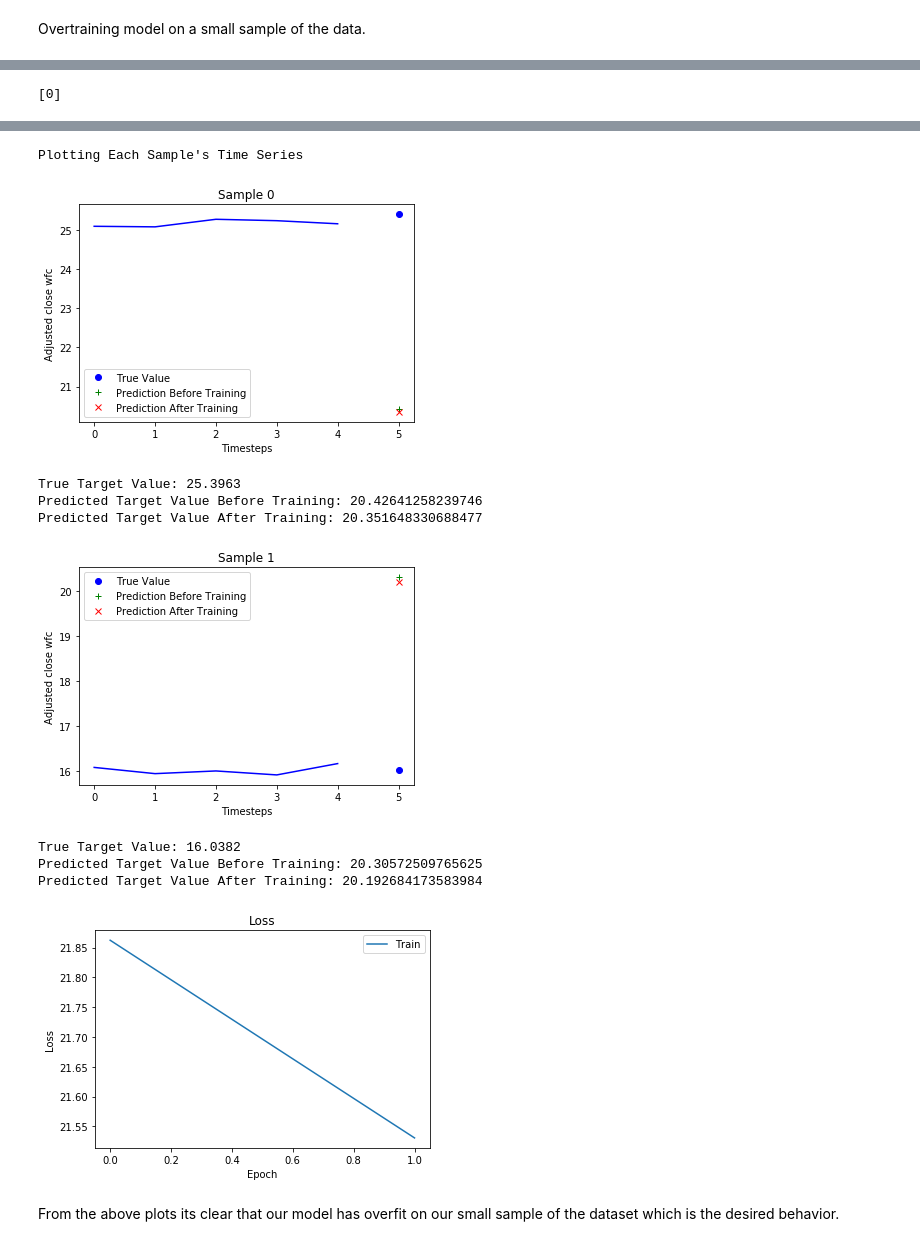
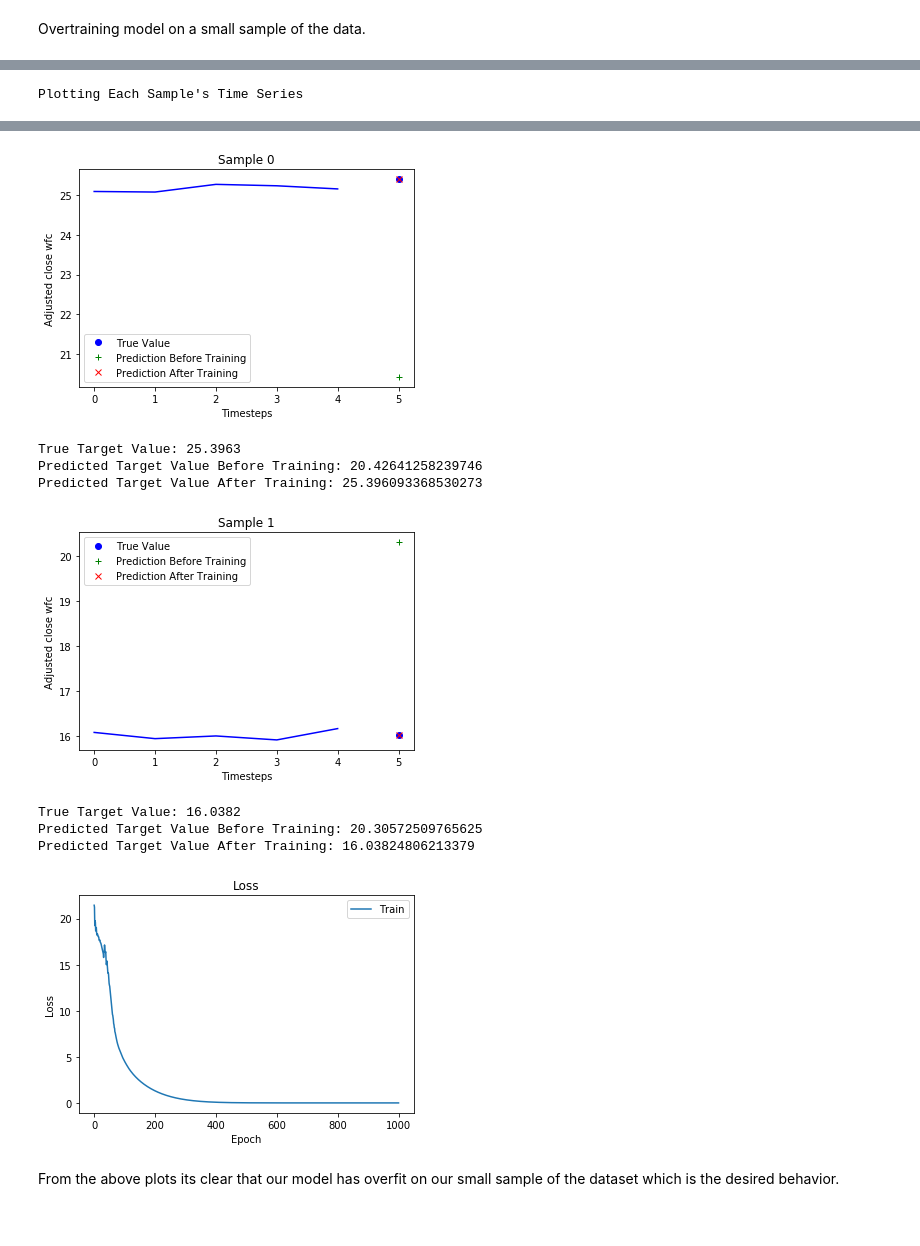
Before and after one commit to Evbor/Stock_Analysis, a Jupyter notebook: research/model_v1/Stock_Analysis_with_text_model.ipynb, the cells around one changed output, grey strips where cells are left out. Cells and saved outputs as stored; diff of their text form; code cells hidden in the pictures.

Commit message:
stockanalysis modules complete

```diff
--- a/research/model_v1/Stock_Analysis_with_text_model.ipynb
+++ b/research/model_v1/Stock_Analysis_with_text_model.ipynb
@@ -806,6 +836,7 @@ def sample_dataset(dataset, sample_size, seed=None):
 Defining model.
 # %%
 import os
+import json
 import pickle
 import tensorflow as tf
 
@@ -828,9 +859,13 @@ def embedding_matrix(vocab, init, emb_name):
                 embedding_m = pickle.load(f)
 
         except FileNotFoundError:
+            config_path = os.expanduser(os.path.join('~', '.stockanalysis', 'config.json'))
+            with open(config_path, 'r') as f:
+                configuration = json.load(f)
+            glove_vec_file = os.path.expanduser(configuration['Model_Resources']['glove'])
             # Building word to vector map
             word_embeddings = {}
-            with open(os.path.join(glove_dir, 'glove.840B.300d.txt')) as f:
+            with open(glove_vec_file, 'r') as f:
                 for line in f:
                     tokens = line.split(' ')
                     word = tokens[0]
@@ -895,8 +930,8 @@ def document_embedder_model(vocab, emb_name, doc_embedding_size):
     model = tf.keras.Model(input_doc, document_embedding, name='document_embedder')
     return model
 
-def model_0(lstm_layer_units=32, vocab=vocab, doc_embedding_size=100, emb_name='current_embedding',
-            output_kernel_init=None, output_bias_init=None):
+def model_text(lstm_layer_units=32, vocab=vocab, doc_embedding_size=100, emb_name='current_embedding',
+               output_kernel_init=None, output_bias_init=None):
 
     if output_bias_init is not None:
         output_bias = output_bias_init['adjusted_close_target_WFC']
@@ -927,12 +962,10 @@ def model_0(lstm_layer_units=32, vocab=vocab, doc_embedding_size=100, emb_name='
 
     output_layer = tf.keras.layers.Dense(units=1, kernel_initializer=output_kernel_init,
                                          bias_initializer=output_bias_init, name='adjusted_close_target_WFC')
-    outputs = {
-               'adjusted_close_target_WFC': output_layer(time_series_lstm)
-              }
+    outputs = {'adjusted_close_target_WFC': output_layer(time_series_lstm)}
 
 
-    model = tf.keras.Model(inputs, outputs, name='model_0')
+    model = tf.keras.Model(inputs, outputs, name='model_text')
 
     return model
 # %% [markdown]
@@ -948,7 +981,7 @@ X, y = sample_dataset(train_dataset, sample_size=16, seed=seed)
 # Defining Hyperparameters
 output_bias_init = {key: y[key].mean() for key in y}
 model_params = {'output_bias_init': output_bias_init}
-training_params = {'epochs': 2, 'batch_size': 6}
+training_params = {'epochs': 30, 'batch_size': 6}
 
 hyperparameters = {
                    'model_parameters': model_params,
@@ -960,6 +993,6 @@ hyperparameters = {
                   }
 
 # Training Model
-model, model_history = train(model_0, hyperparameters, metrics=[], run_number=None, X=X, y=y)
+model, model_history = train(model_text, hyperparameters, metrics=[], run_number=None, X=X, y=y)
 # %% [output]
 Train on 16 samples
@@ -1005,11 +1050,11 @@ seed = 42
 config_hardware(gpu_memory=7000, seed=seed)
 
 # Loading Train Dataset
-with open(os.path.join(path_to_data, 'train_datasetp2.pickle'), 'rb') as f:
+with open(os.path.join(path_to_data, 'train_dataset.pickle'), 'rb') as f:
     train_dataset = pickle.load(f)
 
 # Loading Train Dataset's Vocabulary
-with open(os.path.join(path_to_data, 'vocab_8k_norm_trainp2_WFC_JPM_BAC_C.json'), 'r') as f:
+with open(os.path.join(path_to_data, 'vocab_8k_norm_train_WFC_JPM_BAC_C.json'), 'r') as f:
     vocab = json.load(f)
 # %% [output]
 GPUs: [PhysicalDevice(name='/physical_device:GPU:0', device_type='GPU')]
@@ -1125,6 +1170,7 @@ def plot_metric(history, metric):
 Defining model.
 # %%
 import os
+import json
 import pickle
 import tensorflow as tf
 
@@ -1147,9 +1193,13 @@ def embedding_matrix(vocab, init, emb_name):
                 embedding_m = pickle.load(f)
 
         except FileNotFoundError:
+            config_path = os.expanduser(os.path.join('~', '.stockanalysis', 'config.json'))
+            with open(config_path, 'r') as f:
+                configuration = json.load(f)
+            glove_vec_file = os.path.expanduser(configuration['Model_Resources']['glove'])
             # Building word to vector map
             word_embeddings = {}
-            with open(os.path.join(glove_dir, 'glove.840B.300d.txt')) as f:
+            with open(glove_vec_file, 'r') as f:
                 for line in f:
                     tokens = line.split(' ')
                     word = tokens[0]
@@ -1214,8 +1264,8 @@ def document_embedder_model(vocab, emb_name, doc_embedding_size):
     model = tf.keras.Model(input_doc, document_embedding, name='document_embedder')
     return model
 
-def model_0(lstm_layer_units=32, vocab=vocab, doc_embedding_size=100, emb_name='current_embedding',
-            output_kernel_init=None, output_bias_init=None):
+def model_text(lstm_layer_units=32, vocab=vocab, doc_embedding_size=100, emb_name='current_embedding',
+               output_kernel_init=None, output_bias_init=None):
 
     if output_bias_init is not None:
         output_bias = output_bias_init['adjusted_close_target_WFC']
@@ -1246,12 +1296,10 @@ def model_0(lstm_layer_units=32, vocab=vocab, doc_embedding_size=100, emb_name='
 
     output_layer = tf.keras.layers.Dense(units=1, kernel_initializer=output_kernel_init,
                                          bias_initializer=output_bias_init, name='adjusted_close_target_WFC')
-    outputs = {
-               'adjusted_close_target_WFC': output_layer(time_series_lstm)
-              }
+    outputs = {'adjusted_close_target_WFC': output_layer(time_series_lstm)}
 
 
-    model = tf.keras.Model(inputs, outputs, name='model_0')
+    model = tf.keras.Model(inputs, outputs, name='model_text')
 
     return model
 # %% [markdown]
@@ -1303,7 +1351,7 @@ del y_small['adjusted_close_target_JPM']
 del y_small['adjusted_close_target_BAC']
 del y_small['adjusted_close_target_C']
 
-overfit_small_sample(model_0, batch_size=1, epochs=2, X_small=X_small, y_small=y_small, verbose=1)
+overfit_small_sample(model_text, batch_size=6, epochs=1000, X_small=X_small, y_small=y_small, verbose=1)
 # %% [output]
 Testing if model can overfit on a small sample of data
 Train on 2 samples
@@ -1317 +1375 @@ Plotting Error against Sample for Before Training, and After Training on the Sma
-[0]
+Plotting Each Sample's Time Series
@@ -1319,13 +1376,12 @@ Plotting Error against Sample for Before Training, and After Training on the Sma
+[figure, new version]
-Plotting Each Sample's Time Series
+True Target Value: 25.3963
+Predicted Target Value Before Training: 20.42641258239746
+Predicted Target Value After Training: 25.396093368530273
-[figure, old version]
+[figure, new version]
-True Target Value: 25.3963
-Predicted Target Value Before Training: 20.42641258239746
-Predicted Target Value After Training: 20.351648330688477
+True Target Value: 16.0382
+Predicted Target Value Before Training: 20.30572509765625
+Predicted Target Value After Training: 16.03824806213379
-[figure, old version]
-True Target Value: 16.0382
-Predicted Target Value Before Training: 20.30572509765625
-Predicted Target Value After Training: 20.192684173583984
-[figure, old version]
+[figure, new version]
 # %% [markdown]
 From the above plots its clear that our model has overfit on our small sample of the dataset which is the desired behavior.
 # %% [markdown]
```
Also changed, not shown: parts of 39 cells of this notebook, 25 other files.
